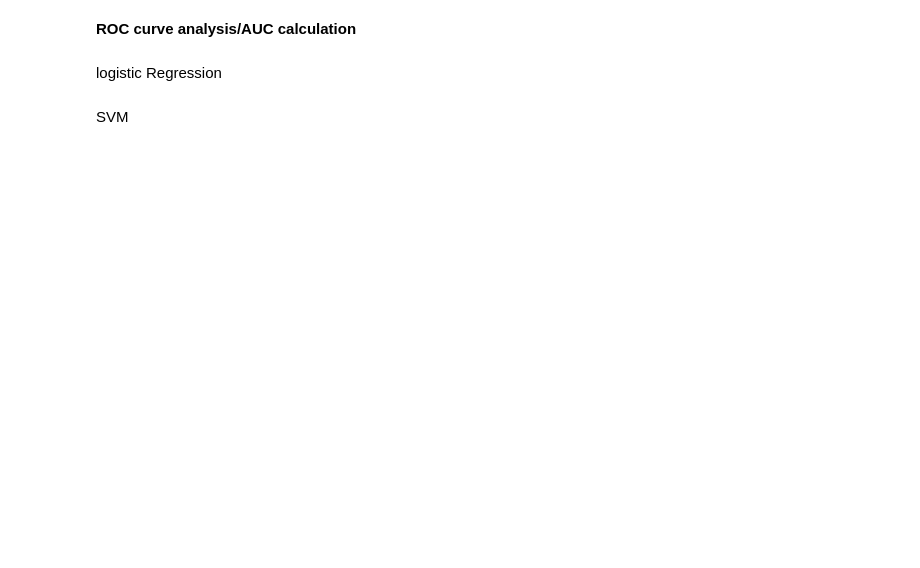
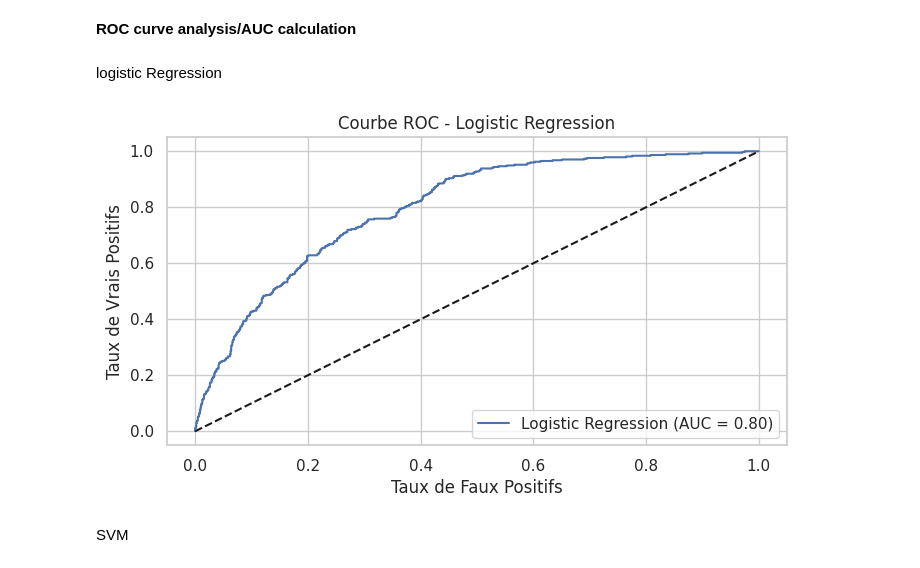
Before and after one commit to ihssane2002/Customer-Churn-Analysis-and-Prediction-, a Jupyter notebook: Customer_Churn_Analysis_and_Prediction.ipynb, the cells around one changed output. Drawn from its saved outputs; the diff is of its cells as text; code cells hidden in the pictures; blank space fills up the shorter version.

```diff
--- a/Customer_Churn_Analysis_and_Prediction.ipynb
+++ b/Customer_Churn_Analysis_and_Prediction.ipynb
@@ -889,21 +957,23 @@ logistic Regression
 # %%
 from sklearn.metrics import roc_curve, roc_auc_score
 import matplotlib.pyplot as plt
 
 # Pour Logistic Regression
 y_probs_logreg = best_logreg.predict_proba(X_test)[:, 1]  # Probabilité pour la classe positive
 fpr_logreg, tpr_logreg, _ = roc_curve(y_test, y_probs_logreg)  # fpr = false positive rate, tpr = true positive rate
 auc_logreg = roc_auc_score(y_test, y_probs_logreg)
 
 # Tracer la courbe ROC
-plt.figure(figsize=(8,6))
+plt.figure(figsize=(8,4))
 plt.plot(fpr_logreg, tpr_logreg, label=f'Logistic Regression (AUC = {auc_logreg:.2f})')
 plt.plot([0,1], [0,1], 'k--')  # Diagonale
 plt.xlabel('Taux de Faux Positifs')
 plt.ylabel('Taux de Vrais Positifs')
 plt.title('Courbe ROC - Logistic Regression')
 plt.legend()
 plt.show()
+# %% [output]
+[figure, added]
 # %% [markdown]
 SVM
 # %%
```
Also changed, not shown: parts of 7 cells of this notebook.
